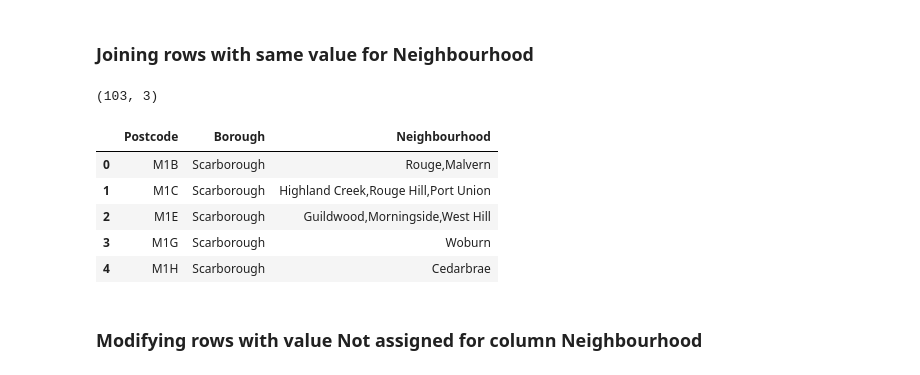
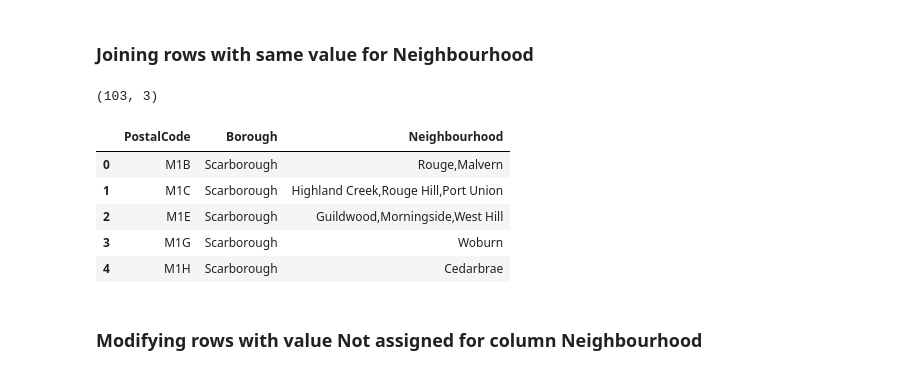
Before and after one commit to ashikaacharya15/Coursera_Capstone, a Jupyter notebook: Segment and Clustering .ipynb, the cells around one changed output. Cells and saved outputs as stored; diff of their text form; code cells hidden in the pictures.

```diff
--- a/Segment and Clustering .ipynb
+++ b/Segment and Clustering .ipynb
@@ -36,12 +36,12 @@ df2.head()
 # %%
 df3 = df2.groupby(['Postcode', 'Borough']).apply(lambda group: ','.join(group['Neighbourhood']))
 df3 = df3.to_frame().reset_index()
-df3 = df3.rename(columns = {0 : 'Neighbourhood'})
+df3 = df3.rename(columns = {0 : 'Neighbourhood', 'Postcode' : 'PostalCode'})
 print(df3.shape)
 df3.head()
 # %% [output]
 (103, 3)
-|  | Postcode | Borough | Neighbourhood |
+|  | PostalCode | Borough | Neighbourhood |
 | 0 | M1B | Scarborough | Rouge,Malvern |
 | 1 | M1C | Scarborough | Highland Creek,Rouge Hill,Port Union |
 | 2 | M1E | Scarborough | Guildwood,Morningside,West Hill |
```
Also changed, not shown: parts of 7 cells of this notebook.
